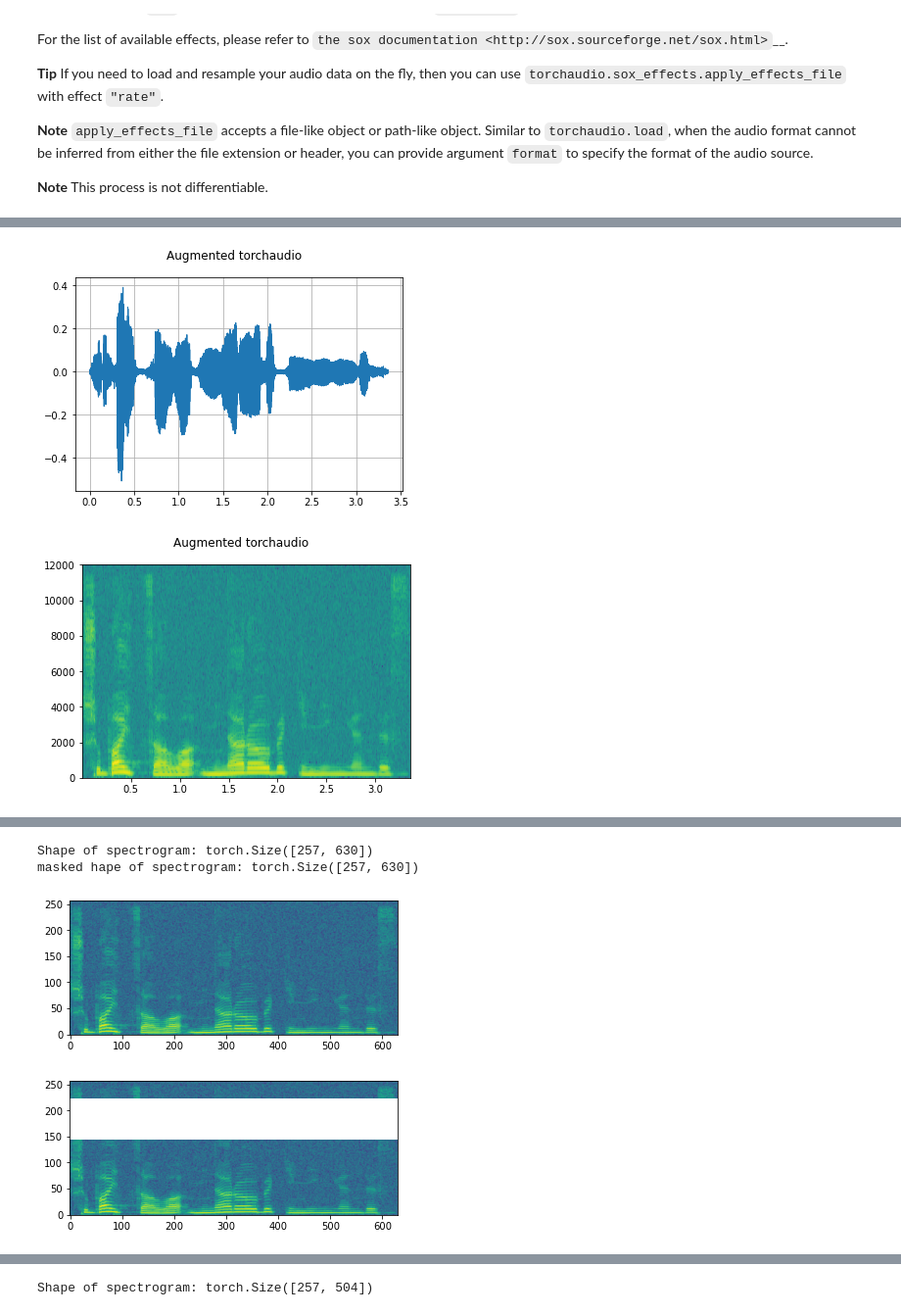
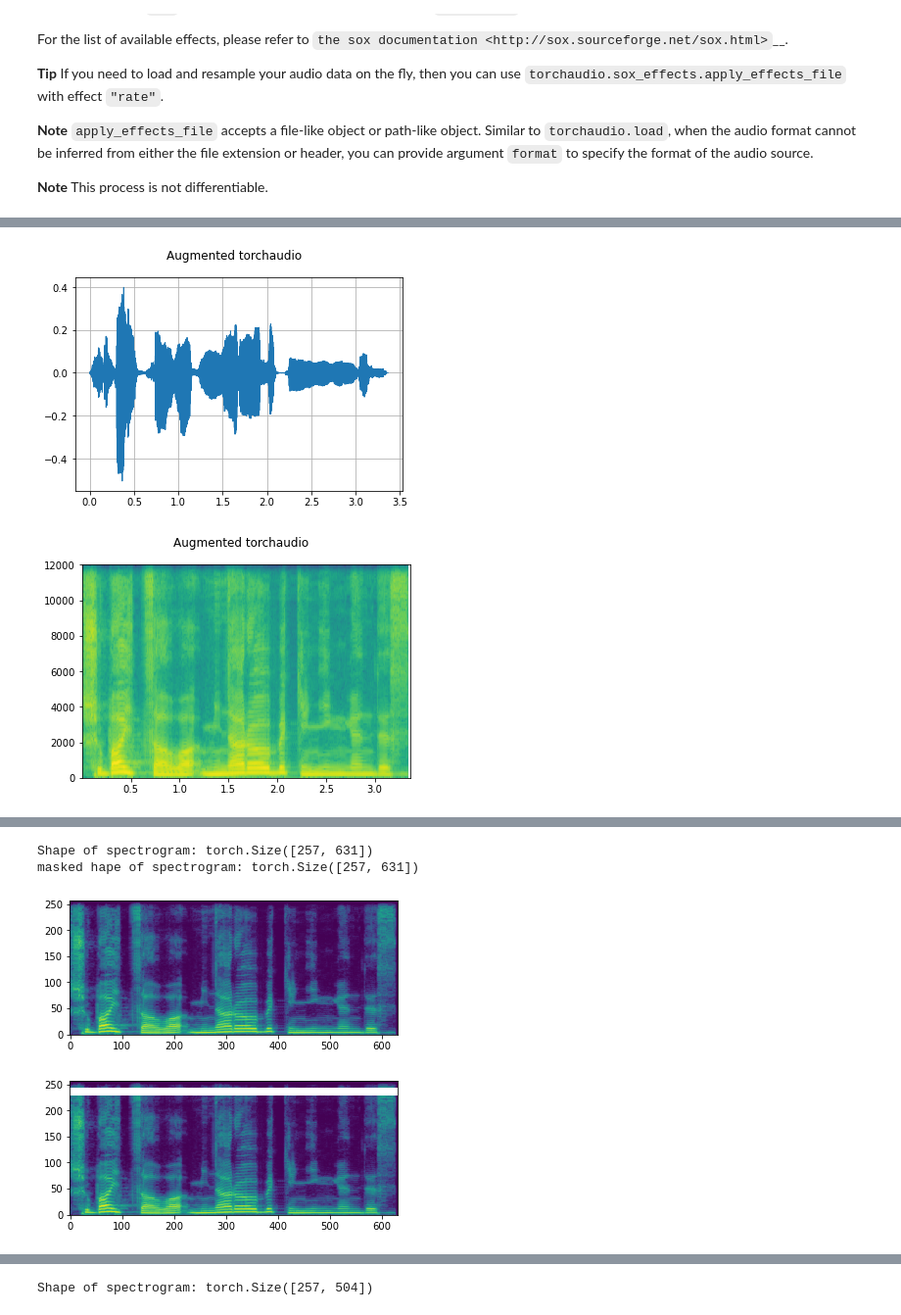
Before and after one commit to stealthinu/MMVC_Trainer, a Jupyter notebook: notebook/audio_data_augmentation_test.ipynb, the cells around one changed output, grey strips where cells are left out. Shown at 98% size. Drawn from its saved outputs; the diff is of its cells as text; code cells hidden in the pictures.

```diff
--- a/notebook/audio_data_augmentation_test.ipynb
+++ b/notebook/audio_data_augmentation_test.ipynb
@@ -187,6 +187,7 @@ def spectrogram_torch(y, n_fft, sampling_rate, hop_size, win_size, center=False)
     return spec
 
 augmentation_effects = [
+    ['delay', '128s'],
     ['gain', '-6'],
     ["tempo", "0.8"],
     ["pitch", "400"],
@@ -204,7 +205,8 @@ def add_noise(audio, sampling_rate):
     return noised_audio
 
 def add_gaussian_noise(audio):
-    amplitude = random.uniform(0.001, 0.004)
+    #amplitude = random.uniform(0.001, 0.004)
+    amplitude = random.uniform(0.0, 0.0)
     noise = torch.randn(audio.size())
     noised_audio = audio + amplitude * noise
     return noised_audio
@@ -270,36 +272,36 @@ audio_noised = add_noise(audio_augmented, sampling_rate)
 audio_augmented = torch.clamp(audio_augmented, -1, 1)
 audio_noised = torch.clamp(audio_noised, -1, 1)
 
 plot_waveform(audio_norm, sr, title="Original", ylim=None)
 plot_specgram(audio_norm, sr, title="Original")
 play_audio(audio_norm, sr)
 
 plot_waveform(audio_noised, sr, title="Augmented torchaudio", ylim=None)
 plot_specgram(audio_noised, sr, title="Augmented torchaudio")
 play_audio(audio_noised, sr)
 
 # スペクトログラム
 spec = spectrogram_torch(audio_noised, 512, sampling_rate, 128, 512, center=False)
 spec = torch.squeeze(spec, 0)
 
 print("Shape of spectrogram: {}".format(spec.size()))
 plt.figure()
 p = plt.imshow(spec.log2().numpy(), origin='lower')
 
 masking = torchaudio.transforms.FrequencyMasking(freq_mask_param=80)
 spec = masking(spec)
 
 print("masked hape of spectrogram: {}".format(spec.size()))
 plt.figure()
 p = plt.imshow(spec.log2().numpy(), origin='lower')
 # %% [output]
 [figure]
 [figure]
 [interactive output not drawn]
-[figure, old version]
+[figure, new version]
-[figure, old version]
+[figure, new version]
 [interactive output not drawn]
-Shape of spectrogram: torch.Size([257, 630])
-masked hape of spectrogram: torch.Size([257, 630])
+Shape of spectrogram: torch.Size([257, 631])
+masked hape of spectrogram: torch.Size([257, 631])
-[figure, old version]
+[figure, new version]
-[figure, old version]
+[figure, new version]
```
Also changed, not shown: parts of 4 cells of this notebook, 2 other files.
